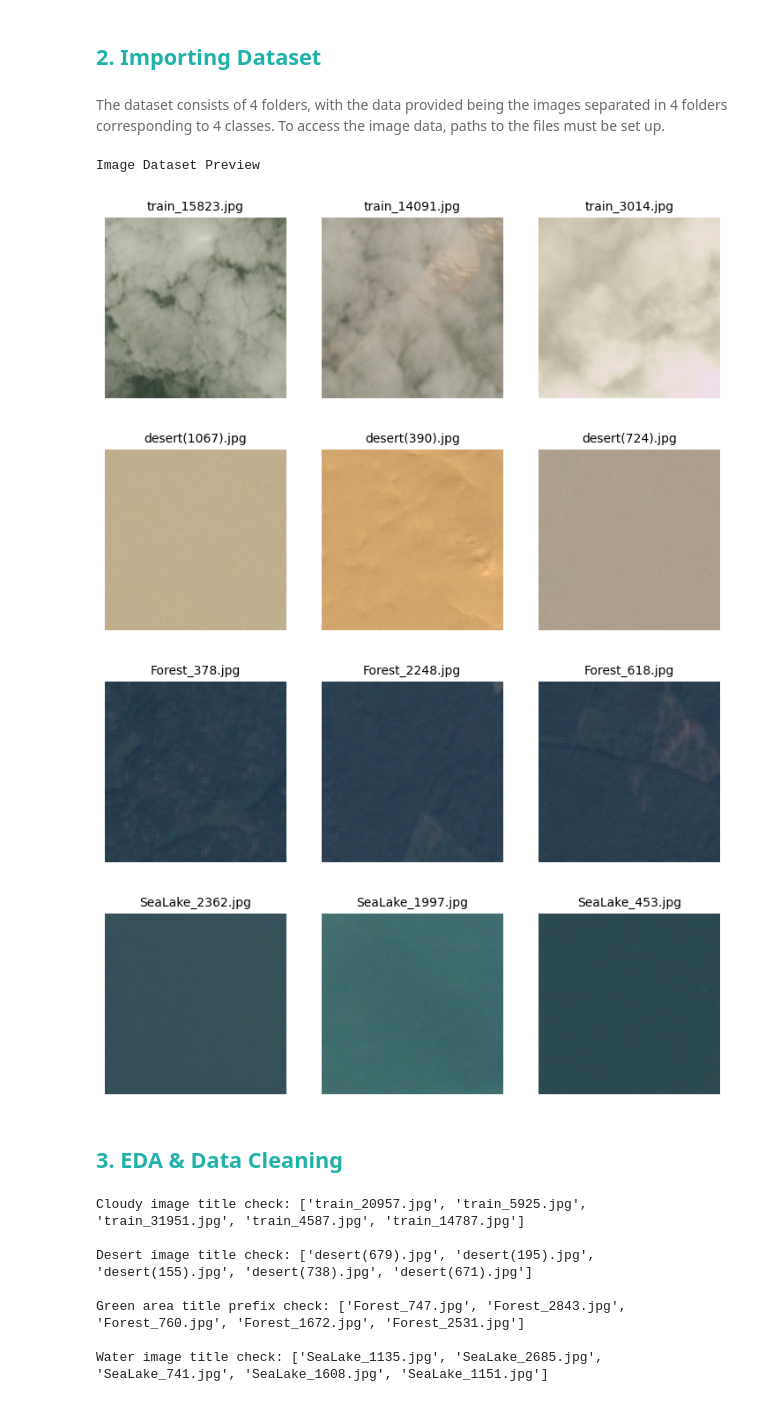
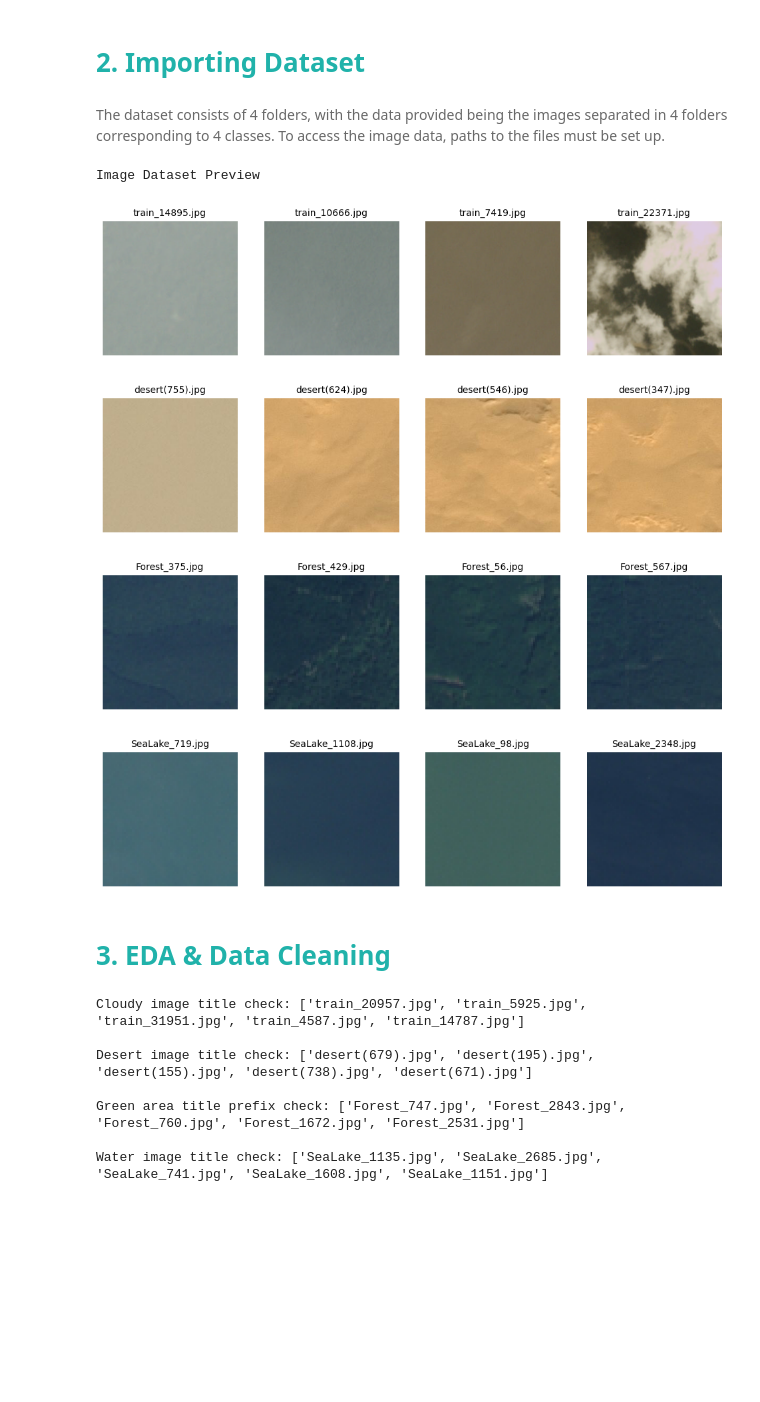
Before and after one commit to Evangelos-Z/sat_img_class_ironhack_final_project, a Jupyter notebook: satimclass_data_cleaning.ipynb, the cells around one changed output. Cells and saved outputs as stored; diff of their text form; code cells hidden in the pictures; blank space fills up the shorter version.

```diff
--- a/satimclass_data_cleaning.ipynb
+++ b/satimclass_data_cleaning.ipynb
@@ -44,7 +36,7 @@ import warnings
 warnings.filterwarnings("ignore")
 pd.set_option('display.max_columns', None)
 # %% [markdown]
-## <a id="2"><font color = "lightseagreen">2. Importing Dataset<font></a>
+# <a id="2"><font color = "lightseagreen">2. Importing Dataset<font></a>
 # %% [markdown]
 <font color = "dimgray">The dataset consists of 4 folders, with the data provided being the images separated in 4 folders corresponding to 4 classes. To access the image data, paths to the files must be set up.<font>
 # %%
@@ -84,28 +76,28 @@ fix_valid_test_dirs([cloudy_valid, desert_valid, forest_valid, water_valid], imb
 # %%
 list_path_list = [(cloudy_img_lst, cloudy_train),
                   (desert_img_lst, desert_train),
                   (forest_img_lst, forest_train),
                   (water_img_lst, water_train)]
 
 print("Image Dataset Preview", "\n")
 
 # Code inspired by @isi_mube (Github)
 for pair in list_path_list:
-    fig, ax = plt.subplots(1, 3, figsize=(9, 9))
-    for i, image in enumerate(np.random.choice(pair[0], 3)):
+    fig, ax = plt.subplots(1, 4, figsize=(12, 12))
+    for i, image in enumerate(np.random.choice(pair[0], 4)):
         img = Image.open(os.path.join(pair[1], image))
         ax[i].imshow(img)
         ax[i].axis('off')
         ax[i].set_title(f"{image}", fontsize = 10)
     plt.show()
 # %% [output]
 Image Dataset Preview
-[figure, old version]
+[figure, new version]
-[figure, old version]
+[figure, new version]
-[figure, old version]
+[figure, new version]
-[figure, old version]
+[figure, new version]
 # %% [markdown]
-## <a id="3"><font color = "lightseagreen">3. EDA & Data Cleaning<font></a>
+# <a id="3"><font color = "lightseagreen">3. EDA & Data Cleaning<font></a>
 # %%
 # On examination of the folders' contents, it was made clear that the cloudy images all have the prefix "train" since the
 # models will be trained and validated using samples of all images and for the avoidance of confusion, renaming them seems only right
```
Also changed, not shown: parts of 11 cells of this notebook.
